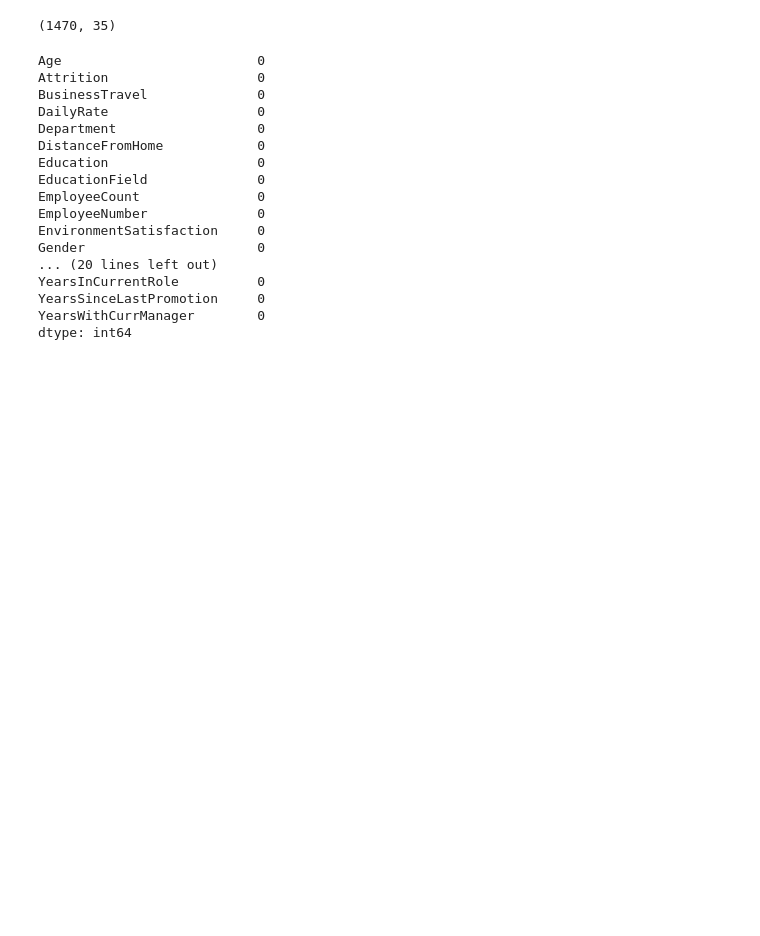
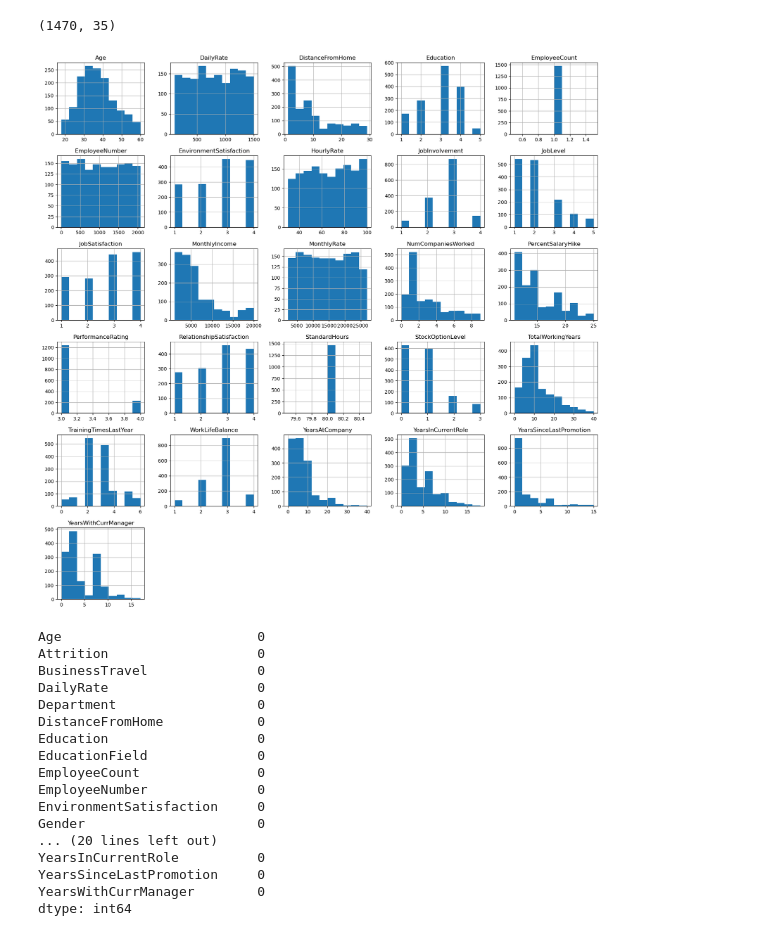
Before and after one commit to Miatta-Sinayoko/Employee-Churn-Prediction, a Jupyter notebook: explore.ipynb, the cells around one changed output. Drawn from its saved outputs; the diff is of its cells as text; code cells hidden in the pictures; blank space fills up the shorter version.

```diff
--- a/explore.ipynb
+++ b/explore.ipynb
@@ -128,6 +185,11 @@ HR_df.describe()
 HR_df.shape
 # %% [output]
 (1470, 35)
+# %%
+HR_df.hist(figsize=(20,20))
+plt.show()
+# %% [output]
+[figure, added]
 # %%
 HR_df.isnull().sum()
 # %% [output]
```
Also changed, not shown: parts of 39 cells of this notebook.
